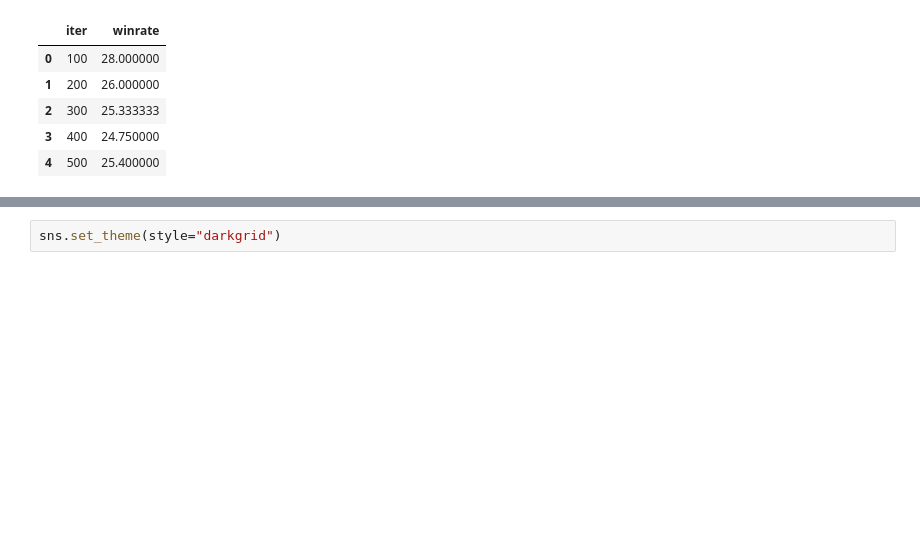
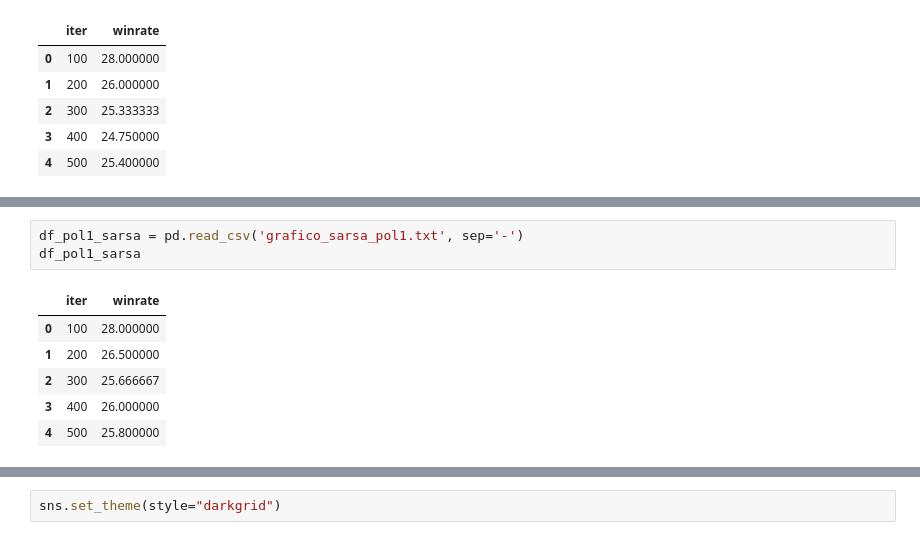
Before and after one commit to pedrobarros01/blackjack-IA, a Jupyter notebook: graficos.ipynb, the cells around one changed output, grey strips where cells are left out. Drawn from its saved outputs; the diff is of its cells as text; blank space fills up the shorter version.

```diff
--- a/graficos.ipynb
+++ b/graficos.ipynb
@@ -31,3 +31,13 @@ df_pol2
 | 2 | 300 | 36.333333 |
 | 3 | 400 | 37.500000 |
 | 4 | 500 | 38.200000 |
+# %%
+df_pol1_sarsa = pd.read_csv('grafico_sarsa_pol1.txt', sep='-')
+df_pol1_sarsa
+# %% [output]
+|  | iter | winrate |
+| 0 | 100 | 28.000000 |
+| 1 | 200 | 26.500000 |
+| 2 | 300 | 25.666667 |
+| 3 | 400 | 26.000000 |
+| 4 | 500 | 25.800000 |
```
Also changed, not shown: parts of 14 cells of this notebook, 4 other files.
